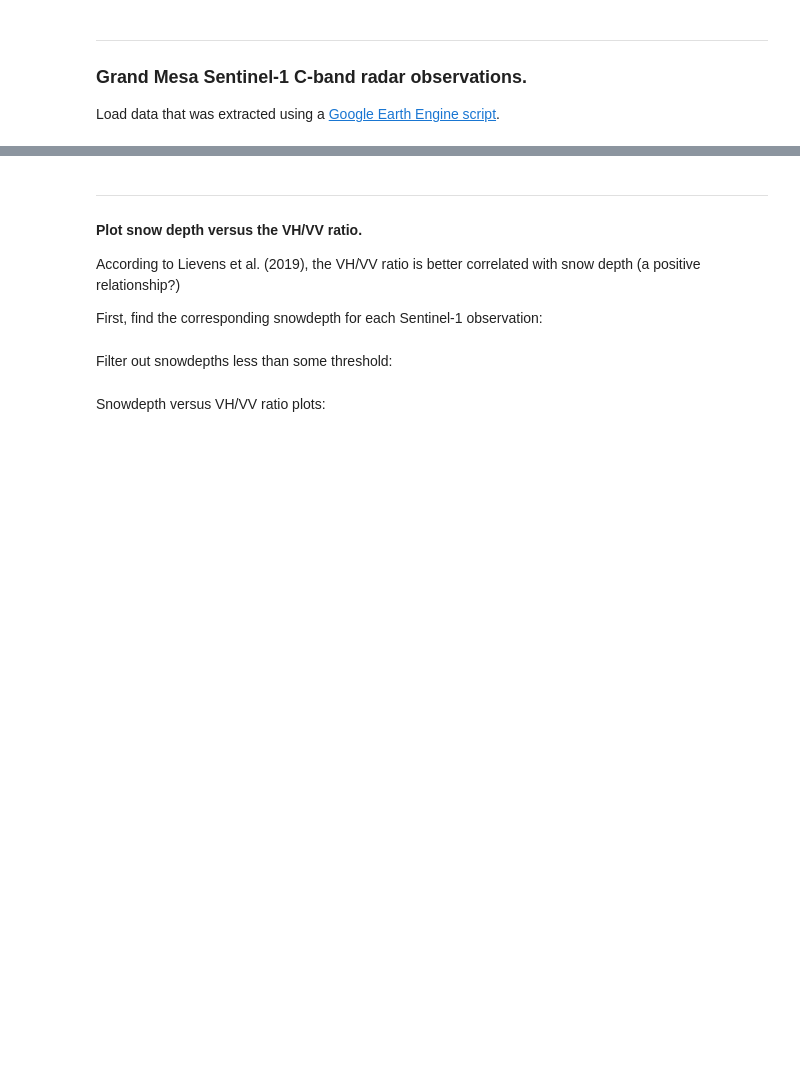
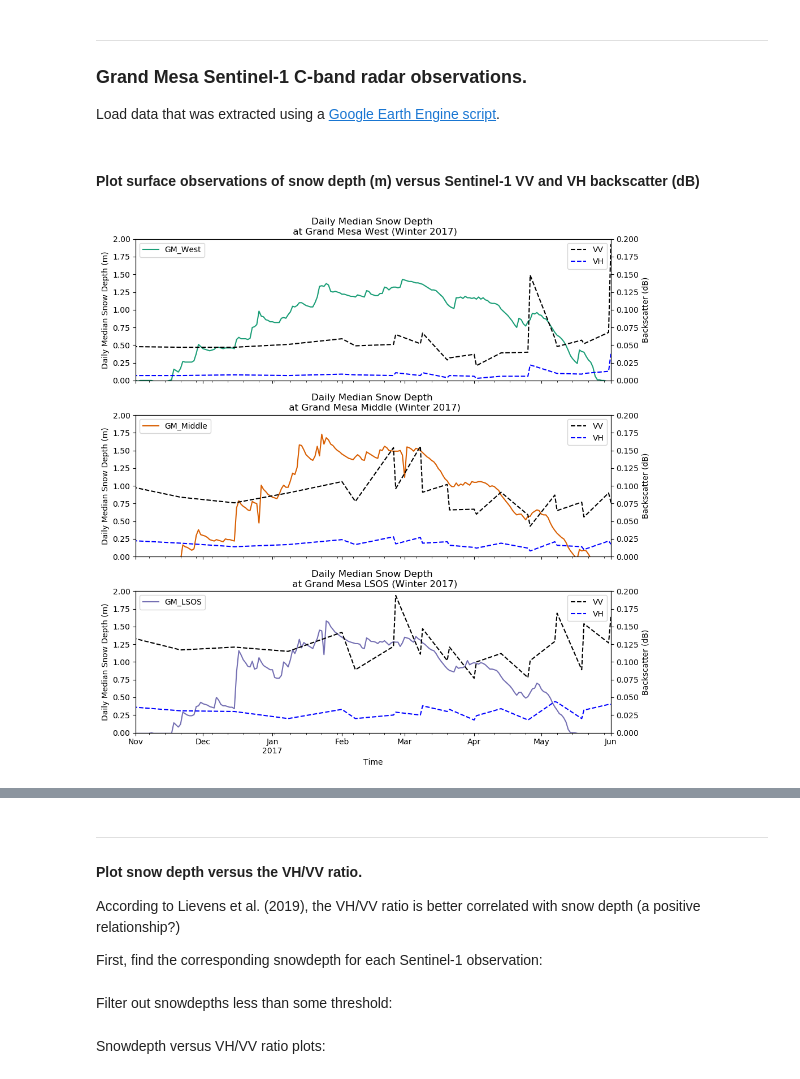
Before and after one commit to spestana/microwave-rs, a Jupyter notebook: project/grandmesa-snowdepth.ipynb, the cells around one changed output, grey strips where cells are left out. Saved outputs shown, nothing was run; the diff lists cells and outputs as text; code cells hidden in the pictures; blank space fills up the shorter version.

```diff
--- a/project/grandmesa-snowdepth.ipynb
+++ b/project/grandmesa-snowdepth.ipynb
@@ -155,0 +180,69 @@ gm_open_sentinel1['system:time_start'] = pd.to_datetime(gm_open_sentinel1['syste
+# %% [markdown]
+#### Plot surface observations of snow depth (m) versus Sentinel-1 VV and VH backscatter (dB)
+# %%
+# Set start and end dates to look at here:
+starttime = pd.to_datetime('2016-11-01 00:00')
+endtime = pd.to_datetime('2017-06-01 23:59:59')
+
+# Plot daily median snow depths:
+with plt.style.context('default'):
+    fig, ax = plt.subplots(3,1,figsize=(10,10))
+
+    ax[0].set_title('Daily Median Snow Depth \n at Grand Mesa West (Winter 2017)');
+    gm_west_daily_median.plot(y='Snow Depth (m, Avg)',
+                              c='#1b9e77', ax=ax[0],
+                              label='GM_West')
+    ax2 = ax[0].twinx() # add a second y axis for the VH/VV data
+    gm_west_sentinel1.plot(x='system:time_start',y='VV',
+                          c='k',linestyle='--', ax=ax2,
+                          label='VV')
+    gm_west_sentinel1.plot(x='system:time_start',y='VH',
+                          c='b',linestyle='--', ax=ax2,
+                          label='VH')
+    ax2.set_ylabel('Backscatter (dB)')
+    ax2.legend(loc='upper right')
+    ax2.set_ylim((0,0.2))
+
+    ax[1].set_title('Daily Median Snow Depth \n at Grand Mesa Middle (Winter 2017)');
+    gm_middle_daily_median.plot(y='Snow Depth(m, Avg)',
+                                c='#d95f02', ax=ax[1],
+                                label='GM_Middle')
+    ax2 = ax[1].twinx() # add a second y axis for the VH/VV data
+    gm_middle_sentinel1.plot(x='system:time_start',y='VV',
+                          c='k',linestyle='--', ax=ax2,
+                          label='VV')
+    gm_middle_sentinel1.plot(x='system:time_start',y='VH',
+                          c='b',linestyle='--', ax=ax2,
+                          label='VH')
+    ax2.set_ylabel('Backscatter (dB)')
+    ax2.legend(loc='upper right')
+    ax2.set_ylim((0,0.2))
+
+    ax[2].set_title('Daily Median Snow Depth \n at Grand Mesa LSOS (Winter 2017)');
+    l1 = gm_lsos_daily_median.plot(y='Snow Depth (m, Avg)',
+                              c='#7570b3', ax=ax[2],
+                              label='GM_LSOS')
+    ax2 = ax[2].twinx() # add a second y axis for the VH/VV data
+    gm_lsos_sentinel1.plot(x='system:time_start',y='VV',
+                          c='k',linestyle='--', ax=ax2,
+                          label='VV')
+    gm_lsos_sentinel1.plot(x='system:time_start',y='VH',
+                          c='b',linestyle='--', ax=ax2,
+                          label='VH')
+    ax2.set_ylabel('Backscatter (dB)')
+    ax2.legend(loc='upper right')
+    ax2.set_ylim((0,0.2))
+
+    # format each subplot:
+    for n in range(len(ax)):
+        ax[n].set_ylim((0,2))
+        ax[n].set_xlim((starttime,endtime))
+        ax[n].set_ylabel('Daily Median Snow Depth (m)')
+        ax[n].set_xlabel('Time')
+        ax[n].legend(loc='upper left')
+
+
+    plt.tight_layout()
+    plt.savefig('daily_median_snowdepth-and-sentinel-vh-vv.png',dpi=300)
+# %% [output]
+[figure, added]
```
Also changed, not shown: parts of 17 cells of this notebook.
